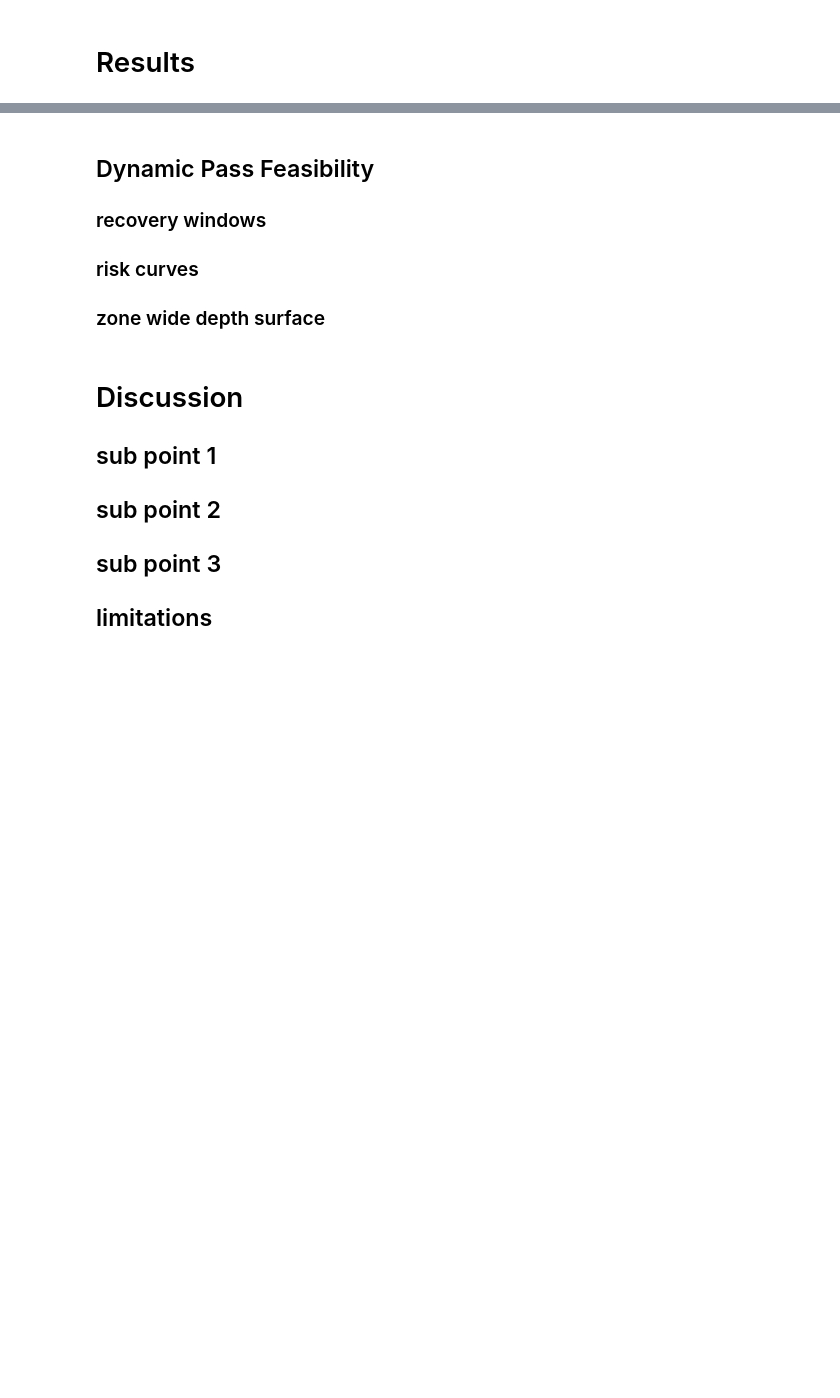
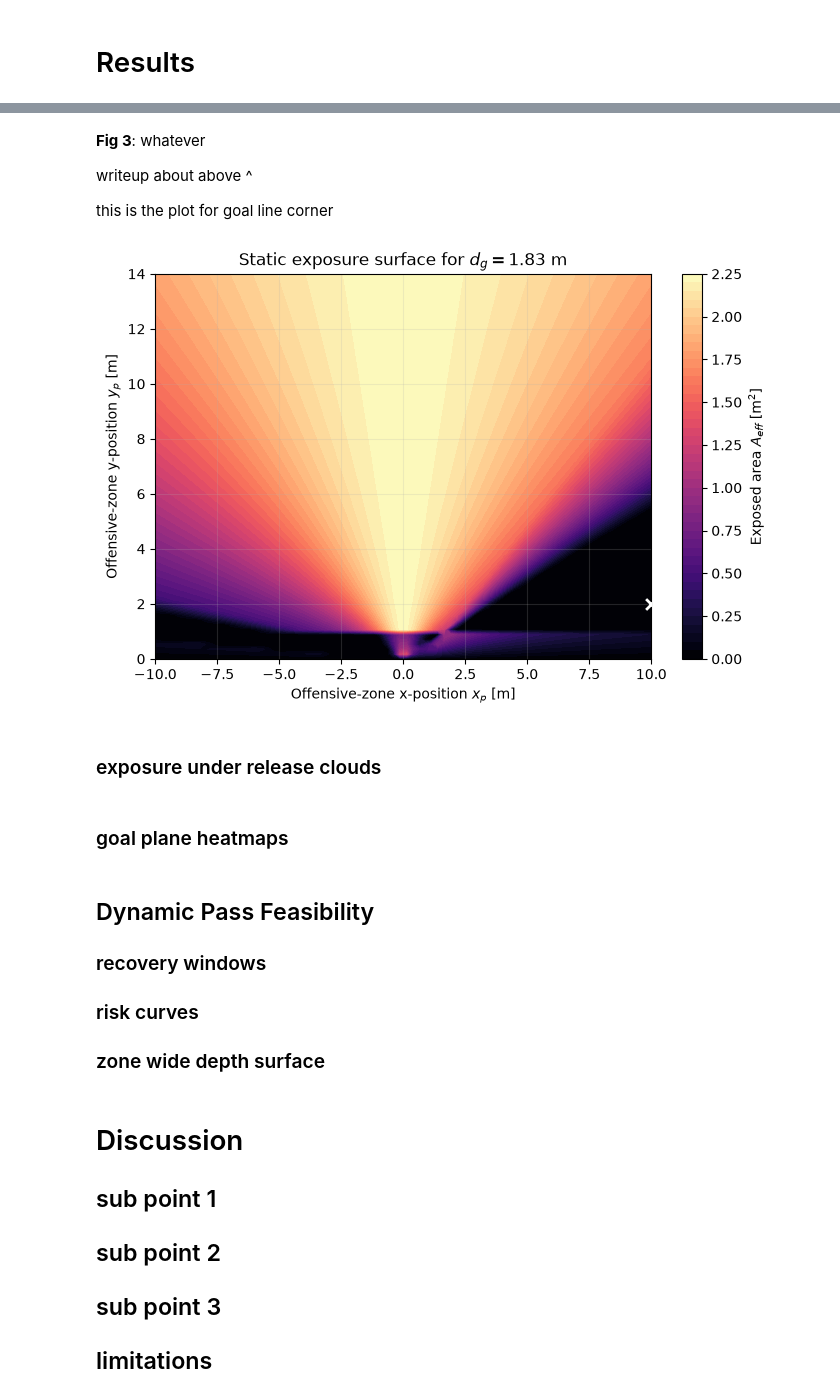
Before and after one commit to kaiwave/goaltender-optimisation-jnb, a Jupyter notebook: main.ipynb, the cells around one changed output, grey strips where cells are left out. Cells and saved outputs as stored; diff of their text form; code cells hidden in the pictures; blank space fills up the shorter version.

```diff
--- a/main.ipynb
+++ b/main.ipynb
@@ -218,3 +243,18 @@ Similarly to the static case, some common passing shot types will be modelled as
+# %% [markdown]
+**Fig 3**: whatever
+
+writeup about above ^
+
+this is the plot for goal line corner
+# %%
+fig, ax = model.plot_exposure_contour(p0=(10,2))
+# %% [output]
+[figure, added]
+# %% [markdown]
+### exposure under release clouds
+# %% [markdown]
+
+### goal plane heatmaps
 # %% [markdown]
 ## Dynamic Pass Feasibility
 ### recovery windows
```
Also changed, not shown: parts of 9 cells of this notebook, 1 other file.
